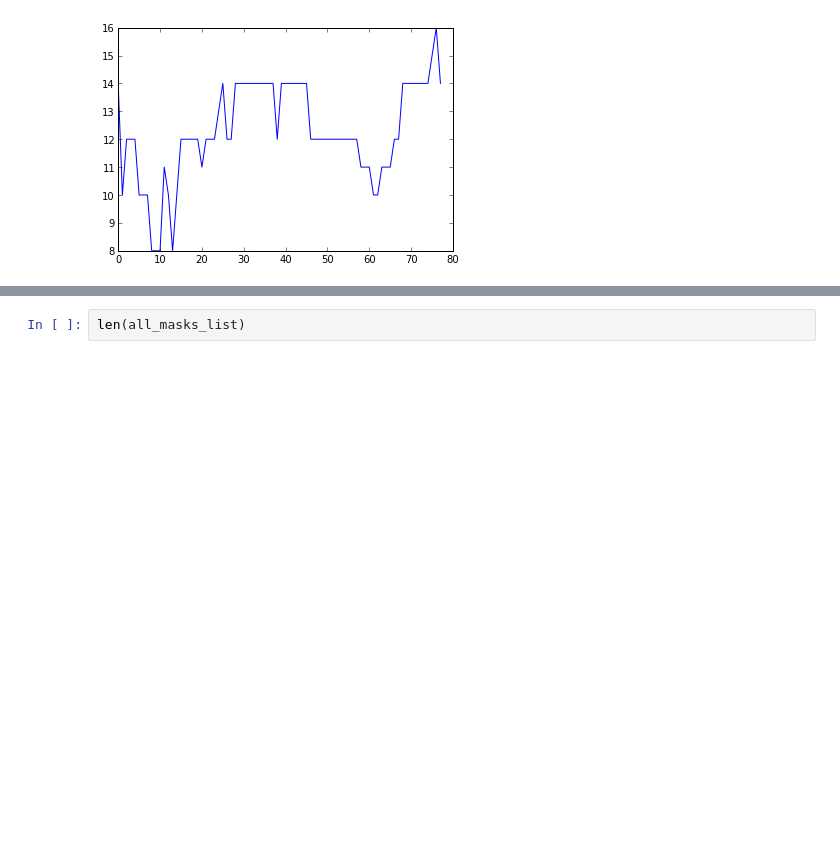
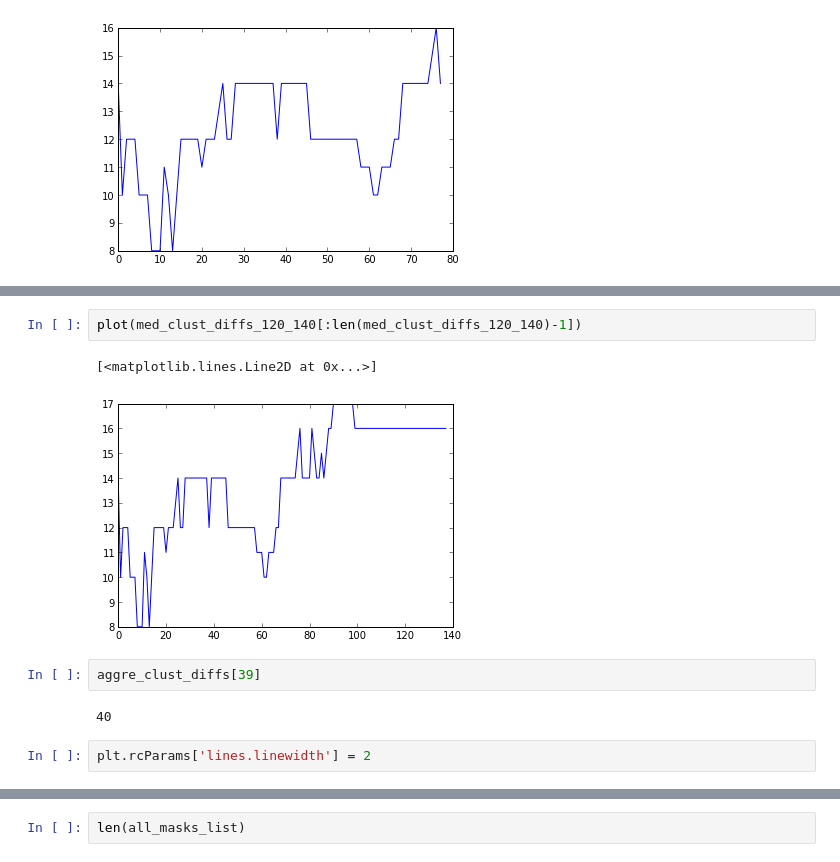
Before and after one commit to klchan13/biosignatures, a Jupyter notebook: notebooks/06-21-14 - Random locations.ipynb, the cells around one changed output, grey strips where cells are left out. Cells and saved outputs as stored; diff of their text form; blank space fills up the shorter version.

```diff
--- a/notebooks/06-21-14 - Random locations.ipynb
+++ b/notebooks/06-21-14 - Random locations.ipynb
@@ -317,0 +343,11 @@ b = 4
+# %%
+plot(med_clust_diffs_120_140[:len(med_clust_diffs_120_140)-1])
+# %% [output]
+[<matplotlib.lines.Line2D at 0x...>]
+[figure, added]
+# %%
+aggre_clust_diffs[39]
+# %% [output]
+40
+# %%
+plt.rcParams['lines.linewidth'] = 2
```
Also changed, not shown: parts of 28 cells of this notebook, 2 other files.
